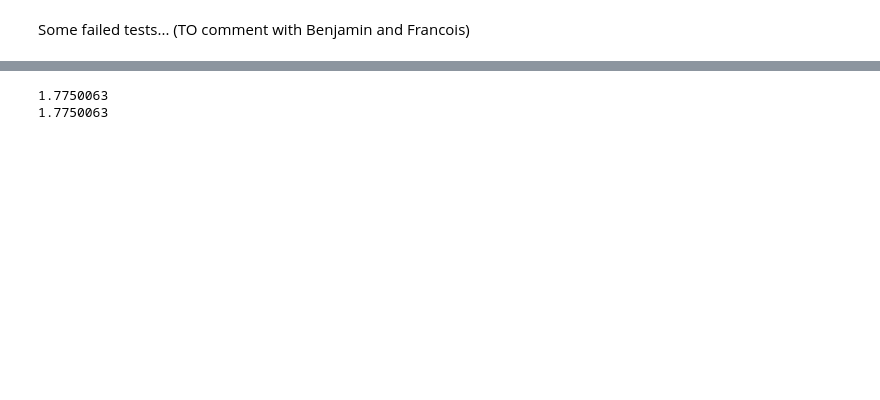
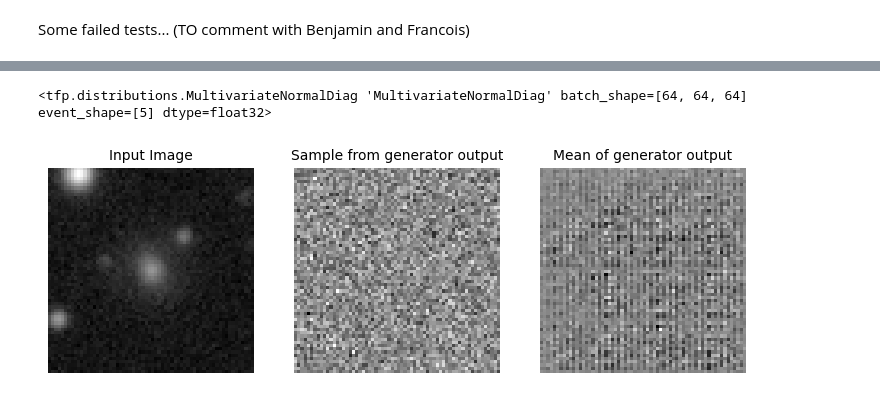
Before and after one commit to JonnyyTorres/Galsim_JAX, a Jupyter notebook: Galsim_JAX_VAE.ipynb, the cells around one changed output, grey strips where cells are left out. Drawn from its saved outputs; the diff is of its cells as text; code cells hidden in the pictures; blank space fills up the shorter version.

Commit message:
encoder and decoder tests

```diff
--- a/Galsim_JAX_VAE.ipynb
+++ b/Galsim_JAX_VAE.ipynb
@@ -384,8 +341,7 @@ class VAE(nn.Module):
 # %% [markdown]
 Validating that the encoder works properly
 # %%
-# Let's instantiate the decoder
+# Let's instantiate the encoder
 cnn = probabilistic_encoder()
-#cnn_2 = probabilistic_decoder(cnn)
-# And check its summary
-print(cnn.tabulate(jax.random.PRNGKey(0), jnp.ones((1, 64, 64, 5))))
+# Initial parameters
+params_enc = cnn.init(random.PRNGKey(0), jnp.ones((3, 64, 64, 5)))
@@ -409,0 +410,2 @@ Traced<ShapedArray(float32[1,560])>with<DynamicJaxprTrace(level=1/0)>
+# %%
+batch_im = next(dset)[0]
@@ -409,0 +416,2 @@ Traced<ShapedArray(float32[1,560])>with<DynamicJaxprTrace(level=1/0)>
+# %%
+batch_encoded = cnn.apply(params_enc, batch_im)    # Apply the encoder on images
@@ -410,2 +422,12 @@ Traced<ShapedArray(float32[1,560])>with<DynamicJaxprTrace(level=1/0)>
+# %%
+cnn_2 = probabilistic_decoder()
+
+# # Draw a radom sample of the code
+code_sample = batch_encoded.sample(seed=random.PRNGKey(0))
+# # And decode that sample
+
+variables = cnn_2.init(random.PRNGKey(0), jnp.ones((1,32)))
+
+decoded_im = cnn_2.apply(variables, code_sample)
 # %% [markdown]
 Some failed tests... (TO comment with Benjamin and Francois)
@@ -496,24 +434,18 @@ Array([ 0.16784774, -0.09968516,  0.3548479 ,  0.2626251 ,  1.950492  ,
-# %%
-import distrax
-import jax
-import jax.numpy as jnp
-
-from tensorflow_probability.substrates import jax as tfp
-tfd = tfp.distributions
-
-key = jax.random.PRNGKey(1234)
-mu = jnp.array([-1., 0., 1.])
-sigma = jnp.array([0.1, 0.2, 0.3])
-
-dist_distrax = distrax.MultivariateNormalDiag(mu, sigma)
-dist_tfp = tfd.MultivariateNormalDiag(mu, sigma)
-# print(dist_tfp.batch_shape)
-
-samples = dist_distrax.sample(seed=key)
-
-# Both print 1.775
-print(dist_distrax.log_prob(samples))
-print(dist_tfp.log_prob(samples))
-# %% [output]
-1.7750063
-1.7750063
+# %%
+decoded_im
+# %% [output]
+<tfp.distributions.MultivariateNormalDiag 'MultivariateNormalDiag' batch_shape=[64, 64, 64] event_shape=[5] dtype=float32>
+# %%
+# we can have a look at individual postage stamps with or without this scaling
+fig, (ax1, ax2, ax3) = plt.subplots(1, 3, figsize=(9,3))
+ax1.imshow(batch_im[0,:,:,0],cmap='gray')
+ax1.set_title('Input Image', fontsize=10)
+ax1.axis('off')
+ax2.imshow(decoded_im.sample(seed=random.PRNGKey(24))[0,:,:,0],cmap='gray')
+ax2.set_title('Sample from generator output', fontsize=10)
+ax2.axis('off')
+ax3.imshow(decoded_im.mean()[0,:,:,0],cmap='gray')
+ax3.set_title('Mean of generator output', fontsize=10)
+ax3.axis('off');
+# %% [output]
+[figure, added]
```
Also changed, not shown: parts of 27 cells of this notebook.
